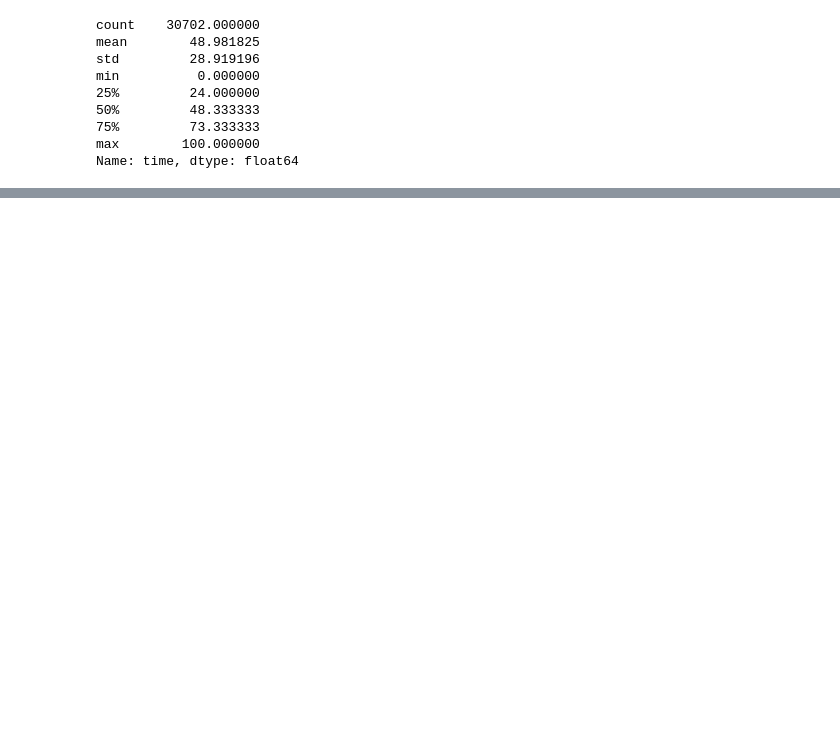
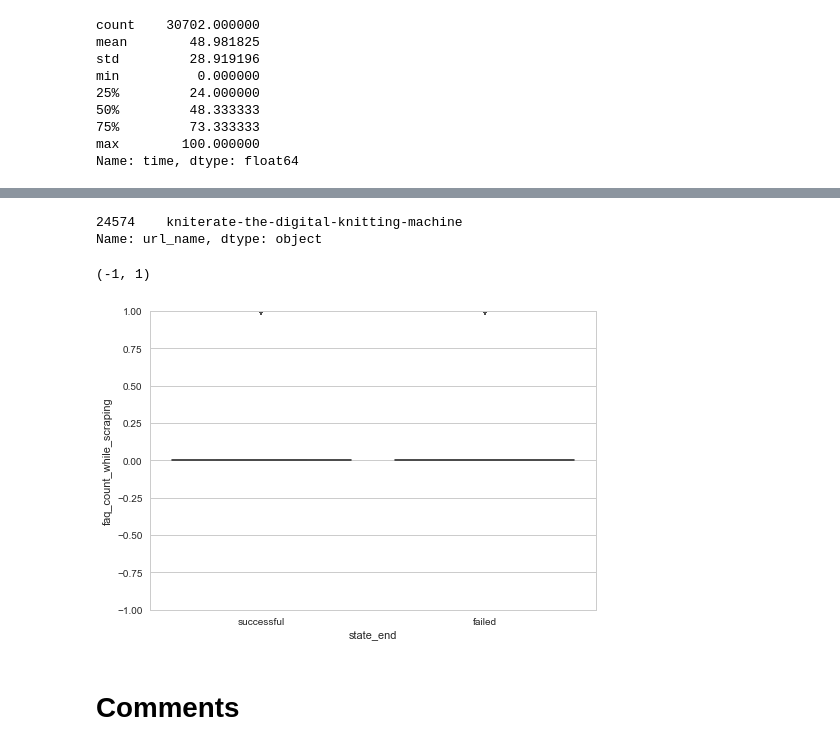
Before and after one commit to blanarik/kickstarter_success_prediction, a Jupyter notebook: 05_Kickstarter_data_integration_and_exploratory_data_analysis_of_merged_dataset.ipynb, the cells around one changed output, grey strips where cells are left out. Cells and saved outputs as stored; diff of their text form; code cells hidden in the pictures; blank space fills up the shorter version.

Commit message:
Integration of faq, updates and comments + added missing parts of analysis

```diff
--- a/05_Kickstarter_data_integration_and_exploratory_data_analysis_of_merged_dataset.ipynb
+++ b/05_Kickstarter_data_integration_and_exploratory_data_analysis_of_merged_dataset.ipynb
@@ -497,0 +530,4 @@ order by p.project_id asc;
+# %%
+# group by ID to get count of FAQ that were added before scraping
+df_faq_merged = df_faq_merged[['faq_id','ID']].groupby('ID').count().rename(index=str, columns={'faq_id': 'faq_count_while_scraping'})
+df_faq_merged.head()
@@ -497,0 +542,2 @@ order by p.project_id asc;
+# %%
+df_faq_merged['ID'] = df_faq_merged.index.astype('int64')
@@ -497,0 +549,5 @@ order by p.project_id asc;
+# %%
+# add faq_count to df with observations
+df = df.merge(df_faq_merged, how='left', on='ID')
+# %%
+df['faq_count_while_scraping'] = df['faq_count_while_scraping'].fillna(0)
@@ -497,0 +566,11 @@ order by p.project_id asc;
+# %%
+df[df['faq_count_while_scraping'] == 120]['url_name']
+# %% [output]
+24574    kniterate-the-digital-knitting-machine
+Name: url_name, dtype: object
+# %%
+sns.boxplot(data=df, x='state_end', y='faq_count_while_scraping')
+plt.ylim([-1, 1])
+# %% [output]
+(-1, 1)
+[figure, added]
@@ -497,0 +579,2 @@ order by p.project_id asc;
+# %% [markdown]
+# Comments
```
Also changed, not shown: parts of 75 cells of this notebook.
